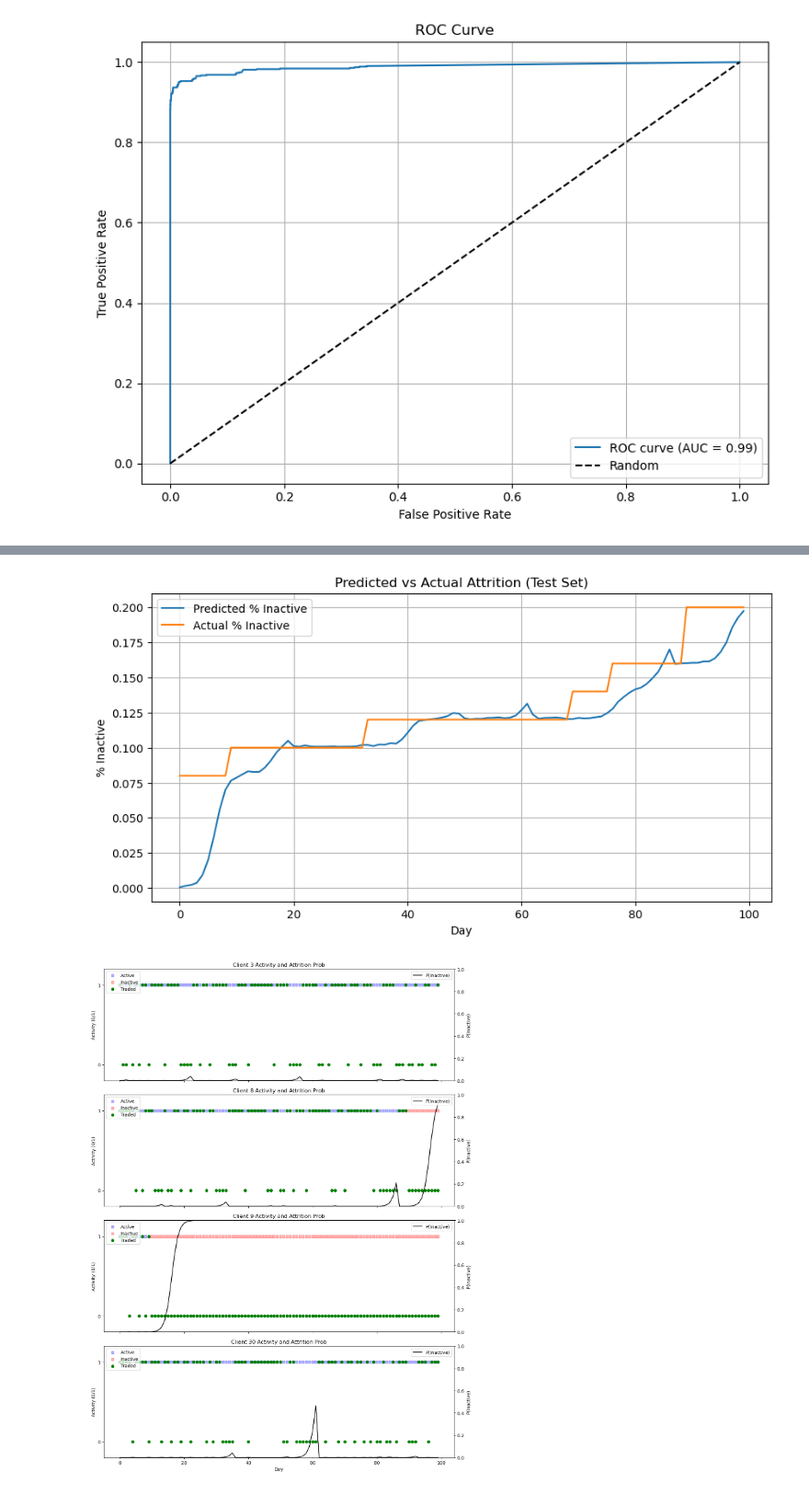
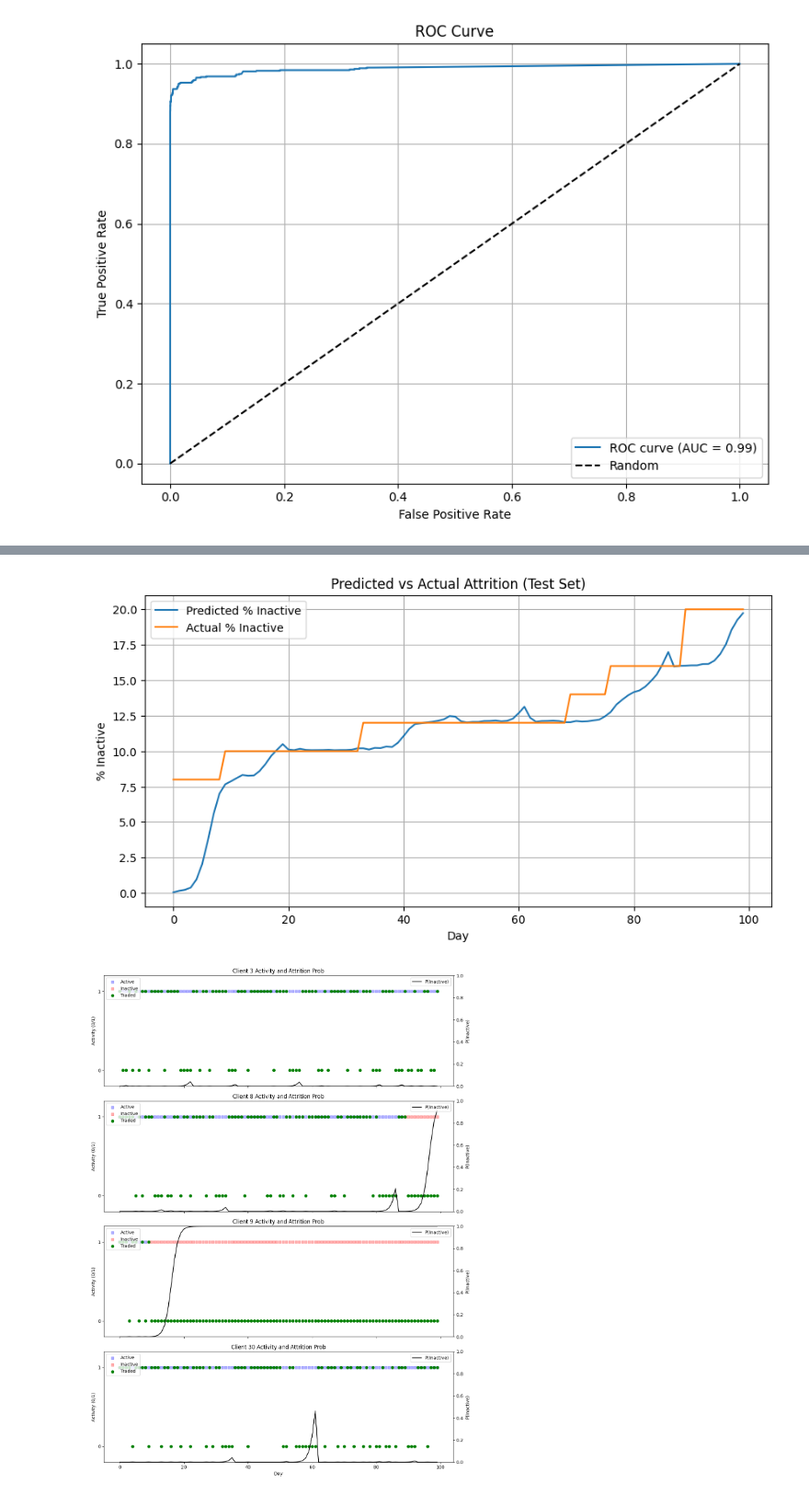
Before and after one commit to xaviweise/aaat, a Jupyter notebook: _build/jupyter_execute/notebooks/rfq_models.ipynb, the cells around one changed output, grey strips where cells are left out. Shown: that part at 92% size. Cells and saved outputs as stored; diff of their text form; code cells hidden in the pictures.

```diff
--- a/_build/jupyter_execute/notebooks/rfq_models.ipynb
+++ b/_build/jupyter_execute/notebooks/rfq_models.ipynb
@@ -19,7 +19,7 @@ def run_simulation(N_clients=50,
                    lambda_std=0.05,
                    prior_mean=60,
                    prior_std=10,
-                   reservation_price_noise_std=None,
+                   res_price_noise_std_pct=0.2,
                    hit_rate_target=0.4,
                    window_size=10,
                    attrition_threshold=0.1):
@@ -39,7 +39,7 @@ def run_simulation(N_clients=50,
                                   reservation_price_mean * reservation_price_std_pct,
                                   N_clients)
     # Reservation prices are noisy given potential changing market conditions
-    res_price_noise_std = res_price_noise_std or (fair_price * reservation_price_std_pct * 2)
+    res_price_noise_std = res_price_noise_std_pct * reservation_price_mean
     res_price_noise_var = res_price_noise_std**2
     # Generate distribution of RfQ intensities for the segment of clients
     lambdas = np.abs(np.random.normal(lambda_mean, lambda_std, N_clients))
@@ -140,7 +140,9 @@ from sklearn.metrics import (
 # Workflow: Simulate, Train, Test
 # ----------------------
 T_train, T_test = 100, 100
-rfq_all, active_all, Y_all, active_df = run_simulation(T=T_train+T_test)
+T_tot = T_train + T_test
+N_clients = 50
+rfq_all, active_all, Y_all, active_df = run_simulation(N_clients = N_clients, T=T_train+T_test)
 
 Y_train = Y_all.iloc[:T_train].reset_index(drop=True)
 Y_test  = Y_all.iloc[T_train:].reset_index(drop=True)
@@ -259,17 +261,17 @@ plt.xlabel('Day'); plt.ylabel('% Inactive'); plt.grid(True); plt.legend()
 # %%
 # ----------------------
 # Model Fit Visualization
 # ----------------------
 # Compare predicted attrition vs actual on test
 pred_rate = risk_df.groupby('time')['p_inactive'].mean()
-actual_rate = [(N_clients-x)/N_clients for x in active_test]
+actual_rate = [100*(N_clients-x)/N_clients for x in active_test]
 plt.figure(figsize=(10,5))
-plt.plot(pred_rate.index, pred_rate.values, label='Predicted % Inactive')
+plt.plot(pred_rate.index, 100*pred_rate.values, label='Predicted % Inactive')
 plt.plot(actual_rate, label='Actual % Inactive')
 plt.title('Predicted vs Actual Attrition (Test Set)')
 plt.xlabel('Day'); plt.ylabel('% Inactive'); plt.legend(); plt.grid(True)
 # %% [output]
-[figure, old version]
+[figure, new version]
 # %%
 import numpy as np
 import matplotlib.pyplot as plt
```
Also changed, not shown: parts of 1 cell of this notebook, 25 other files.
